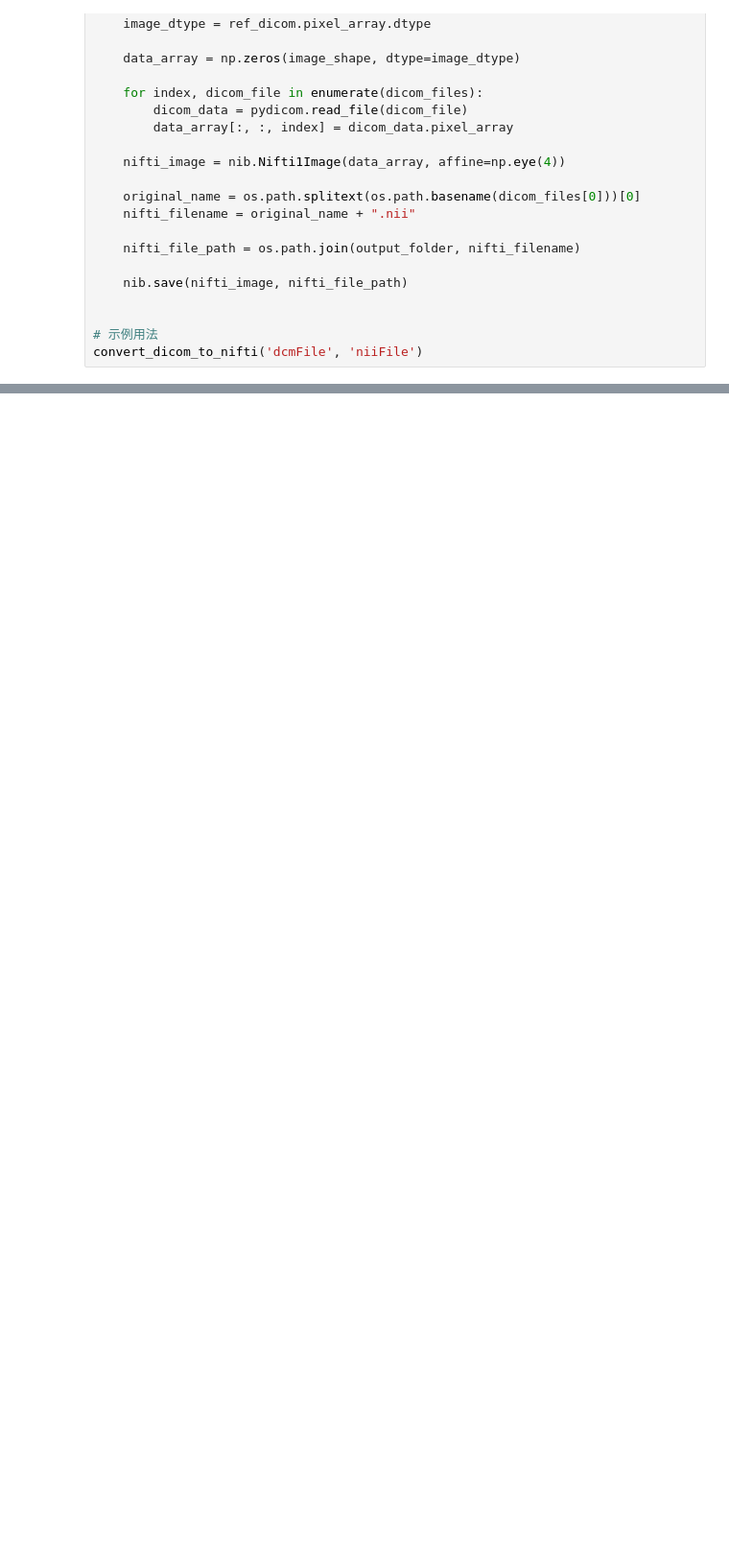
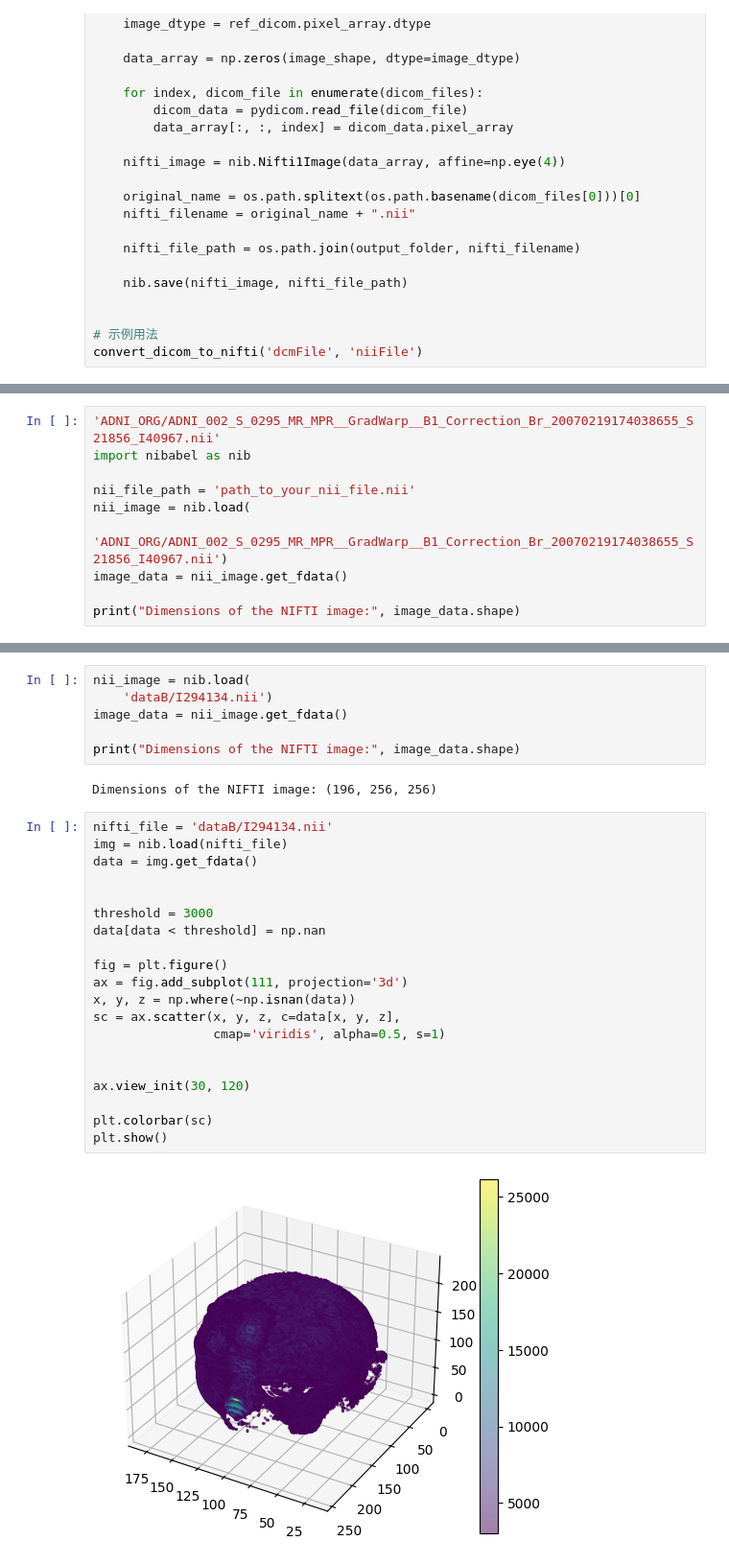
Before and after one commit to MR600hans/ML_3DCNN, a Jupyter notebook: FileConverter.ipynb, the cells around one changed output, grey strips where cells are left out. Shown at 96% size. Drawn from its saved outputs; the diff is of its cells as text; blank space fills up the shorter version.

```diff
--- a/FileConverter.ipynb
+++ b/FileConverter.ipynb
@@ -94,0 +130,10 @@ plt.show()
+# %%
+'ADNI_ORG/ADNI_002_S_0295_MR_MPR__GradWarp__B1_Correction_Br_20070219174038655_S21856_I40967.nii'
+import nibabel as nib
+
+nii_file_path = 'path_to_your_nii_file.nii'
+nii_image = nib.load(
+    'ADNI_ORG/ADNI_002_S_0295_MR_MPR__GradWarp__B1_Correction_Br_20070219174038655_S21856_I40967.nii')
+image_data = nii_image.get_fdata()
+
+print("Dimensions of the NIFTI image:", image_data.shape)
@@ -119,0 +180,30 @@ plt.show()
+# %%
+nii_image = nib.load(
+    'dataB/I294134.nii')
+image_data = nii_image.get_fdata()
+
+print("Dimensions of the NIFTI image:", image_data.shape)
+# %% [output]
+Dimensions of the NIFTI image: (196, 256, 256)
+# %%
+nifti_file = 'dataB/I294134.nii'
+img = nib.load(nifti_file)
+data = img.get_fdata()
+
+
+threshold = 3000
+data[data < threshold] = np.nan
+
+fig = plt.figure()
+ax = fig.add_subplot(111, projection='3d')
+x, y, z = np.where(~np.isnan(data))
+sc = ax.scatter(x, y, z, c=data[x, y, z],
+                cmap='viridis', alpha=0.5, s=1)
+
+
+ax.view_init(30, 120)
+
+plt.colorbar(sc)
+plt.show()
+# %% [output]
+[figure, added]
```
Also changed, not shown: parts of 21 cells of this notebook, 2 other files.
